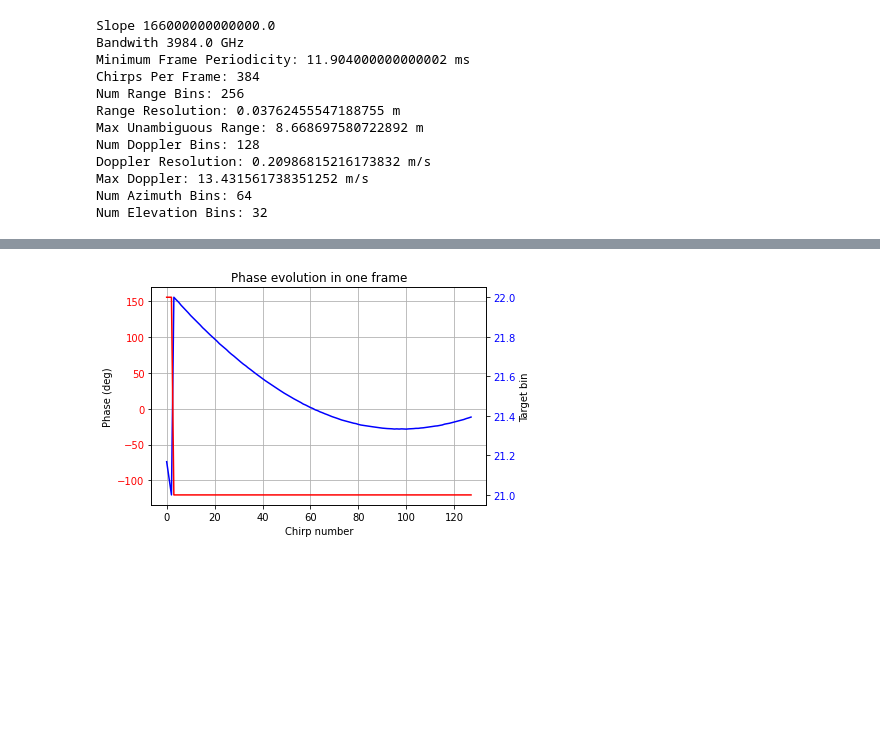
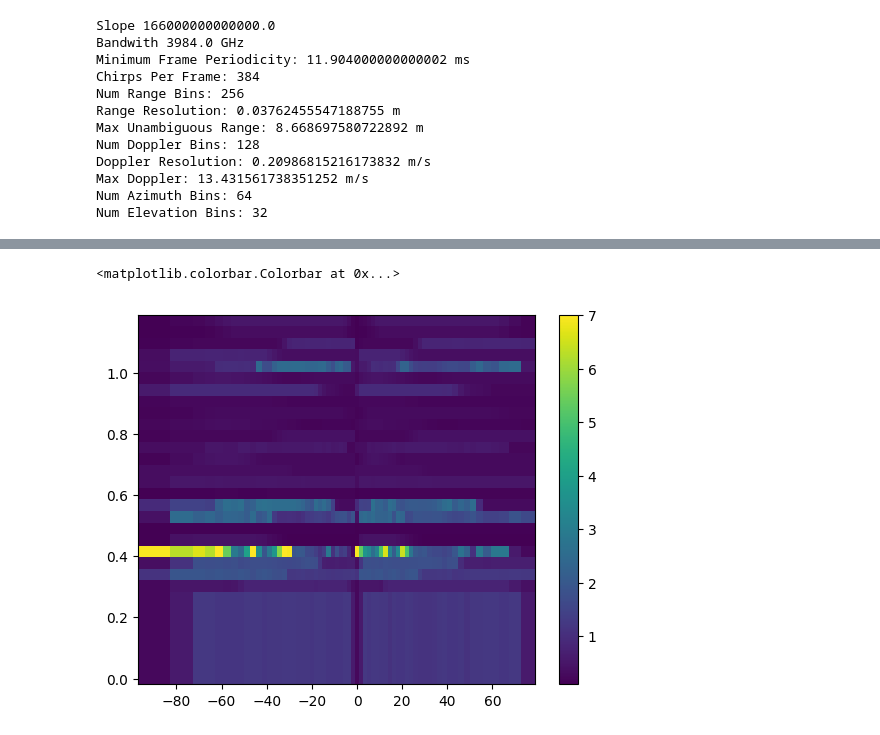
Before and after one commit to felipeparralejo/mmwave-python-api, a Jupyter notebook: use_example.ipynb, the cells around one changed output, grey strips where cells are left out. Cells and saved outputs as stored; diff of their text form; code cells hidden in the pictures; blank space fills up the shorter version.

Commit message:
capon and MUSIC implementations

```diff
--- a/use_example.ipynb
+++ b/use_example.ipynb
@@ -172,4 +142,6 @@ for n in range(np.size(v_array,0)):
 # %%
+## Phase evolution (1-frame)
+
 fig, ax1 = plt.subplots()
 
 ax1.set_title('Phase evolution in one frame')
@@ -201,12 +173,37 @@ for n in range(np.size(v_array,0)):
     # The range profile can be extracted from this as
     rPhase[0,n] = np.angle(rFFT[0,rMaxLoc],deg=True)
     rm[0,n] = np.argmax(abs(rFFT[0,:128]))
-ax2.plot(rm.T,color='red')
-ax1.plot(rPhase.T,color='blue')
+ax2.plot(rm.T,color='blue')
+ax1.plot(rPhase.T,color='red')
 plt.show()
 fig.savefig('images/phaseEvolution',dpi=600)
-# %% [output]
-[figure, removed]
 # %%
 ## 2D AZIMUTH & ELEVATION FFTs
 [aFFT, eFFT, aBins, eBins] = angleFFT(RC)
+# %%
+import numpy as np
+import capon as cp
+antLay = np.zeros((3,12))
+antLay[1,:] = np.dot([0,0,1,1,2,2,3,3,2,2,3,3],0.5)
+antLay[2,:] = np.dot([3,2,2,3,3,2,2,3,1,0,0,1],0.5)
+lam = 1
+# aBins = np.linspace(-64/2, 64/2-1, 64) * 2/64
+# aBins = np.arcsin(aBins[1:])*180/np.pi
+# eBins = np.linspace(-32/2, 32/2-1, 32) * 2/32
+# eBins = np.arcsin(eBins[1:])*180/np.pi
+A = cp.steervec(antLay,1,aBins,eBins)
+
+aCAPON = np.zeros((np.shape(rFFT)[1],np.shape(aBins)[0]*np.shape(eBins)[0]),dtype=complex)
+for kk in range(np.shape(rFFT)[1]):
+    aCAPON[kk,:],_ = cp.aoa_capon(rFFT,A.T)
+
+
+aMUSIC = cp.musicPS(rFFT,A)
+# %%
+RAEHM = np.reshape(aMUSIC,(256,32,64))
+fig, ax = plt.subplots()
+c = plt.pcolormesh(aBins,rBins[:32],np.amax(abs(RAEHM[:32,:,:]),axis=1))
+fig.colorbar(c,ax=ax)
+# %% [output]
+<matplotlib.colorbar.Colorbar at 0x...>
+[figure, added]
```
Also changed, not shown: parts of 9 cells of this notebook, 1 other file.
